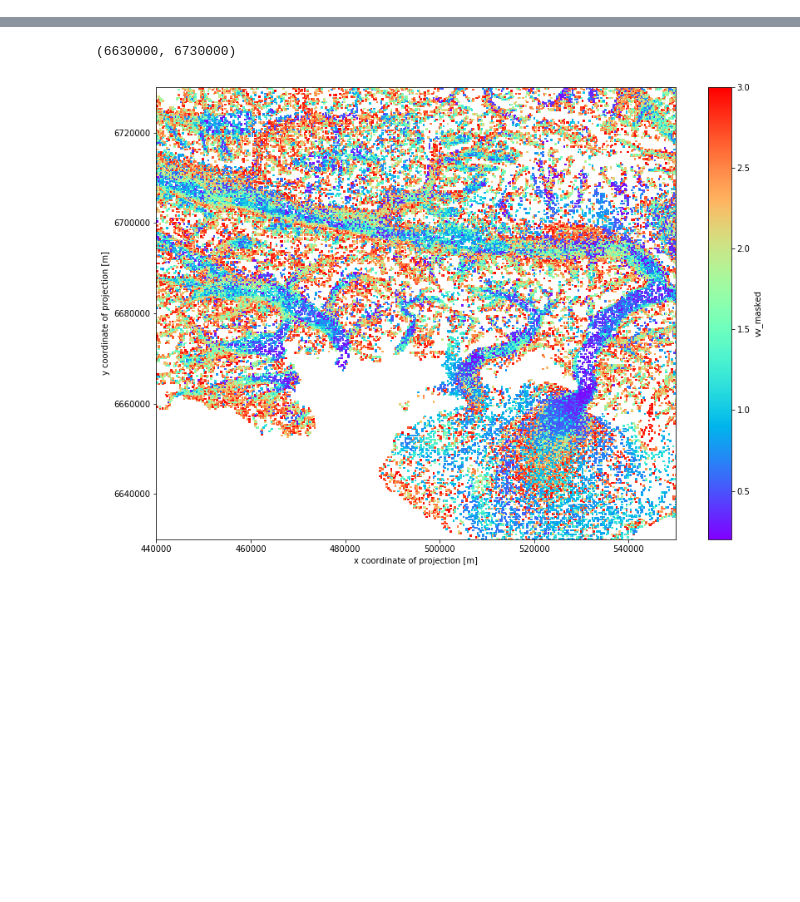
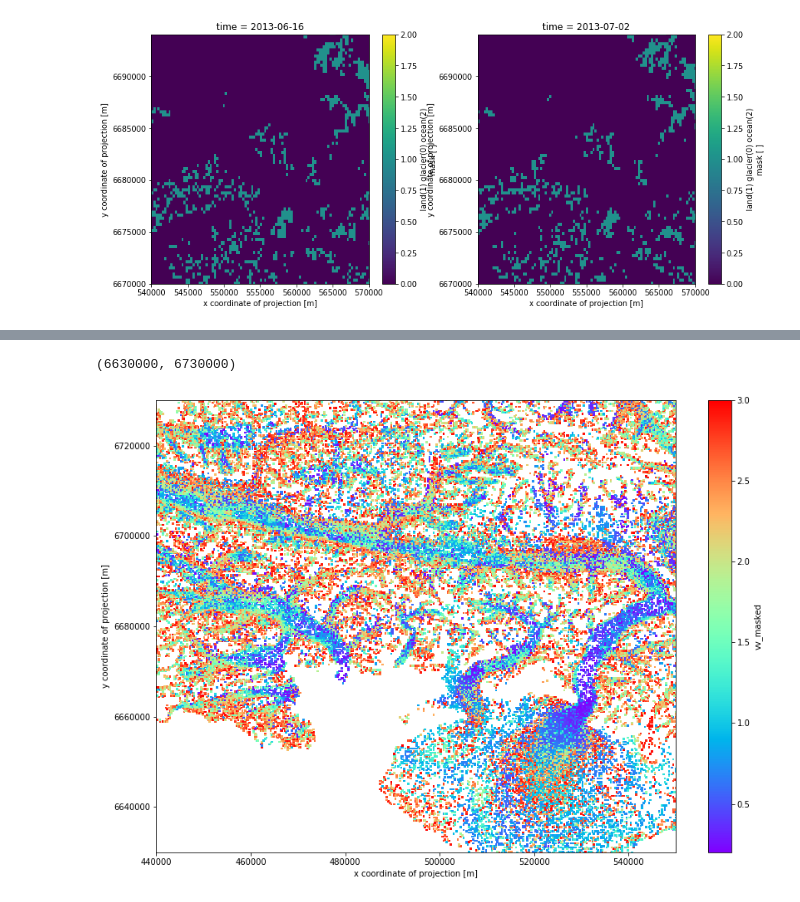
Before and after one commit to pangeo-data/cmr, a Jupyter notebook: golive2.ipynb, the cells around one changed output, grey strips where cells are left out. Saved outputs shown, nothing was run; the diff lists cells and outputs as text; code cells hidden in the pictures; blank space fills up the shorter version.

```diff
--- a/golive2.ipynb
+++ b/golive2.ipynb
@@ -555,3 +163,0 @@ print(sss.sum()/42.)
-# %%
-%%time
-a = m['vv_masked'].load()
@@ -659,2 +163,0 @@ print (sum, count, sum/count, a2.mean().data, a2.std().data, a2.std().data/a2.me
-# %%
-m1 = m['lgo_mask'].load()
@@ -674,0 +164,19 @@ print(a4.isel(x=537,y=319).data)
+# %%
+%%time
+
+# Briefly print some views into the data...
+# print(m)
+print(len(m['time']), '\n')
+print(type(m['time'].values), '\n')
+print(m['time'], '\n')
+print(m['image_pair_times'], '\n')
+print(m['image_pair_times'].time.values[200], '\n')
+print(type(m['corr']), '\n')
+
+# From m as the grand Dataset (255 results in time-series): load key DataArrays into memory
+vv = m['vv_masked'].load()
+lgo = m['lgo_mask'].load()
+corr = m['corr'].load()
+north = m['y'].load()
+east = m['x'].load()
+time = m['time'].load()
@@ -674,0 +289,12 @@ print(a4.isel(x=537,y=319).data)
+# %%
+# lgo_mask with consecutive times: Slight differences apparent
+# This makes it intrinsically more difficult to settle on a set of for-sure-this-is-moving-ice pixels
+if True:
+    fig,axes = plt.subplots(1, 2)
+    lgo.isel(time=5).plot(ax=axes[0])
+    lgo.isel(time=6).plot(ax=axes[1])
+    fig.set_size_inches(14,6)
+    axes[0].set(xlim=(540000,570000),ylim=(6670000,6694000))
+    axes[1].set(xlim=(540000,570000),ylim=(6670000,6694000))
+# %% [output]
+[figure, added]
```
Also changed, not shown: parts of 54 cells of this notebook.
